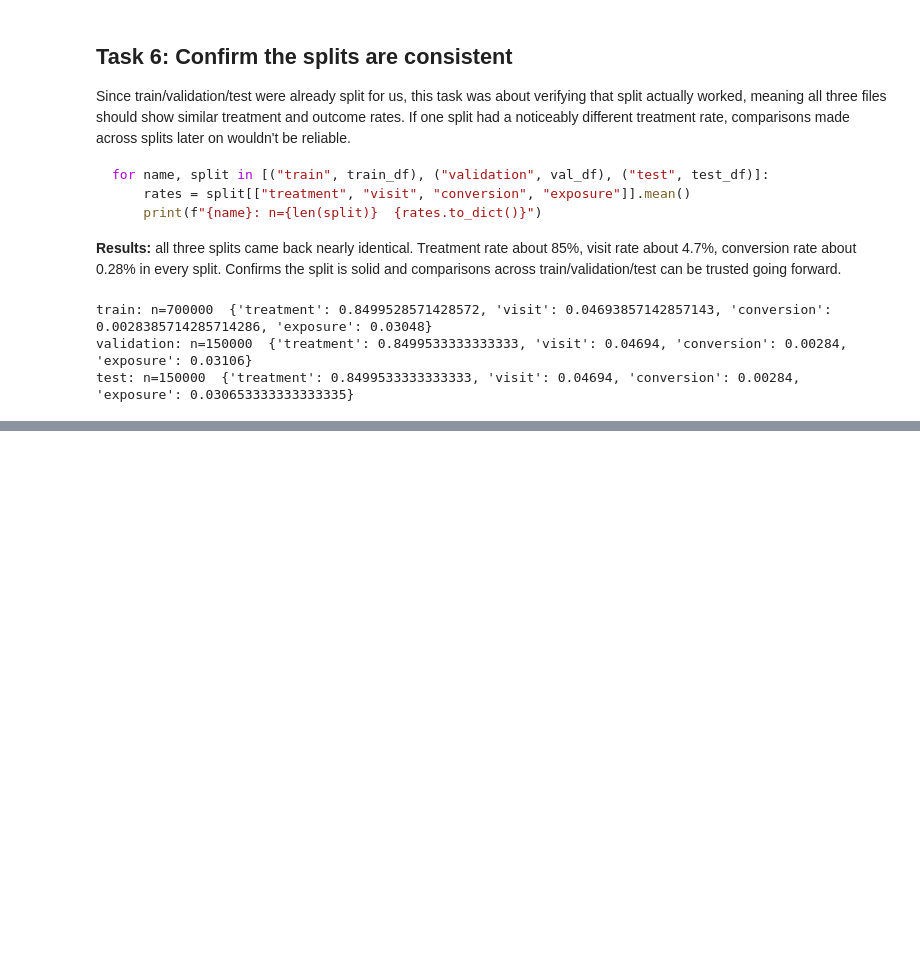
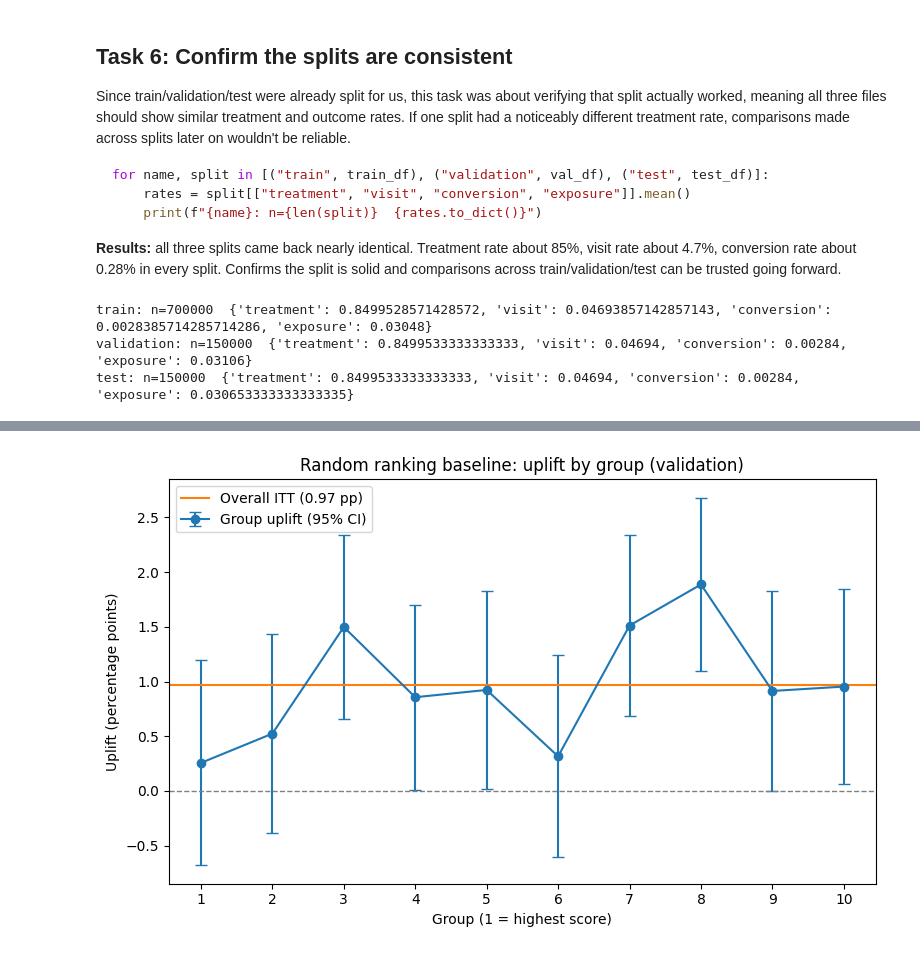
Before and after one commit to Break-Through-Tech/Retail-Media-1B-incrementality-modeling-for-privacy-conscious-retail-media, a Jupyter notebook: notebooks/random_baseline.ipynb, the cells around one changed output, grey strips where cells are left out. Saved outputs shown, nothing was run; the diff lists cells and outputs as text; code cells hidden in the pictures; blank space fills up the shorter version.

Commit message:
Task 7: add shared eval module, incremental visits, cumulative curve, random null range

```diff
--- a/notebooks/random_baseline.ipynb
+++ b/notebooks/random_baseline.ipynb
@@ -156,0 +104,3 @@ plt.show()
+# %%
+validation_itt = overall_itt(val_df["treatment"], val_df["visit"])
+percent_view(pd.DataFrame([validation_itt]))
@@ -156,0 +114,6 @@ plt.show()
+# %%
+rng = np.random.default_rng(RANDOM_SEED)
+random_scores = rng.random(len(val_df))
+
+random_table = uplift_by_group(random_scores, val_df["treatment"], val_df["visit"], n_groups=10)
+percent_view(random_table)
@@ -156,0 +132,9 @@ plt.show()
+# %%
+plot_uplift_by_group(
+    random_table, itt=validation_itt,
+    title="Random ranking baseline: uplift by group (validation)",
+)
+plt.tight_layout()
+plt.show()
+# %% [output]
+[figure, added]
```
Also changed, not shown: parts of 16 cells of this notebook, 3 other files.
